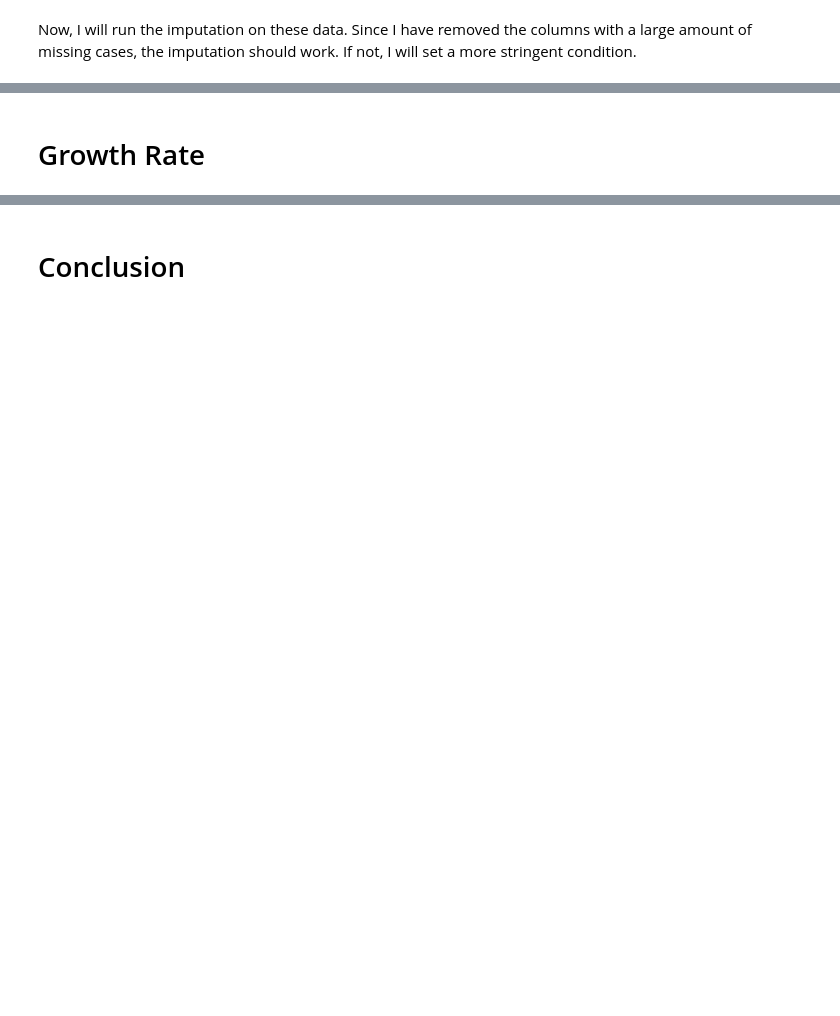
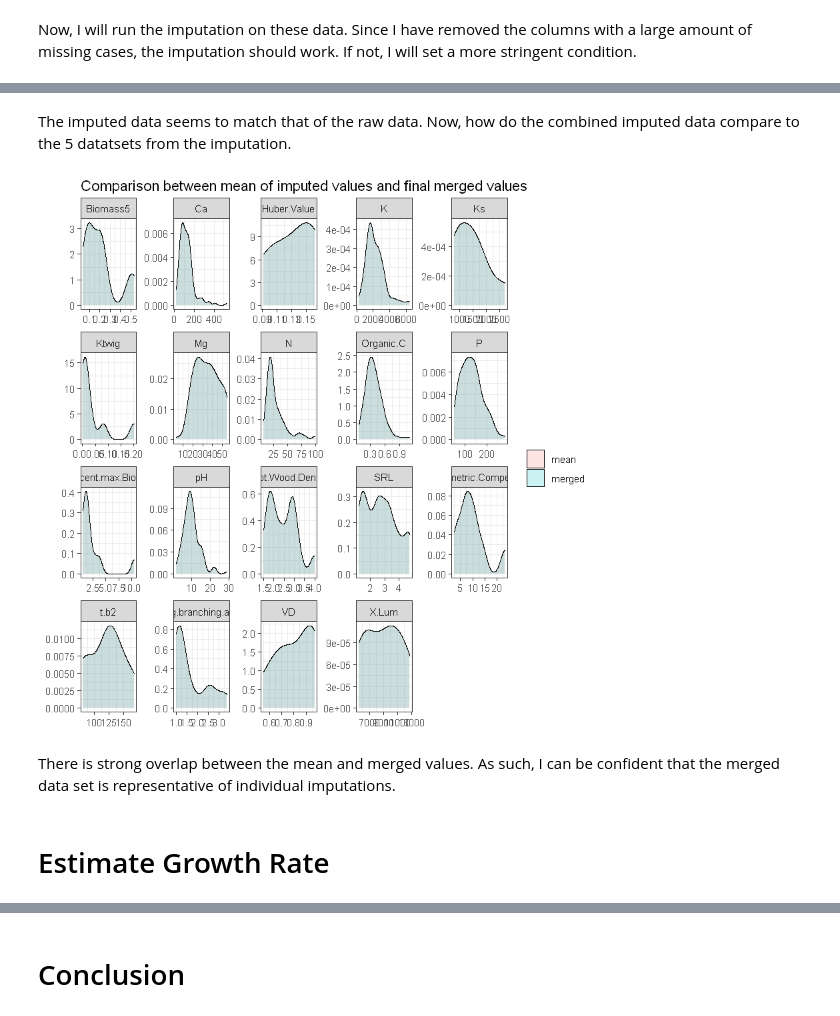
Before and after one commit to juliemessier/Trait-Performance-Relationships, a Jupyter notebook: notebooks/archive/Data Exploration & Cleaning.ipynb, the cells around one changed output, grey strips where cells are left out. Saved outputs shown, nothing was run; the diff lists cells and outputs as text; code cells hidden in the pictures; blank space fills up the shorter version.

```diff
--- a/notebooks/archive/Data Exploration & Cleaning.ipynb
+++ b/notebooks/archive/Data Exploration & Cleaning.ipynb
@@ -418,2 +460,10 @@ No real difference in beta, and the same relationship and significance. I will u
+# %% [markdown]
+The imputed data seems to match that of the raw data.  Now, how do the combined imputed data compare to the 5 datatsets from the imputation.
+# %%
+merge_imputations(MSH.Raw, MSH.IP.MICE, summary =  "dens")
+# %% [output]
+[figure, added]
+# %% [markdown]
+There is strong overlap between the mean and merged values. As such, I can be confident that the merged data set is representative of individual imputations.
 # %% [markdown]
-# Growth Rate
+# Estimate Growth Rate
```
Also changed, not shown: parts of 30 cells of this notebook, 2 other files.
